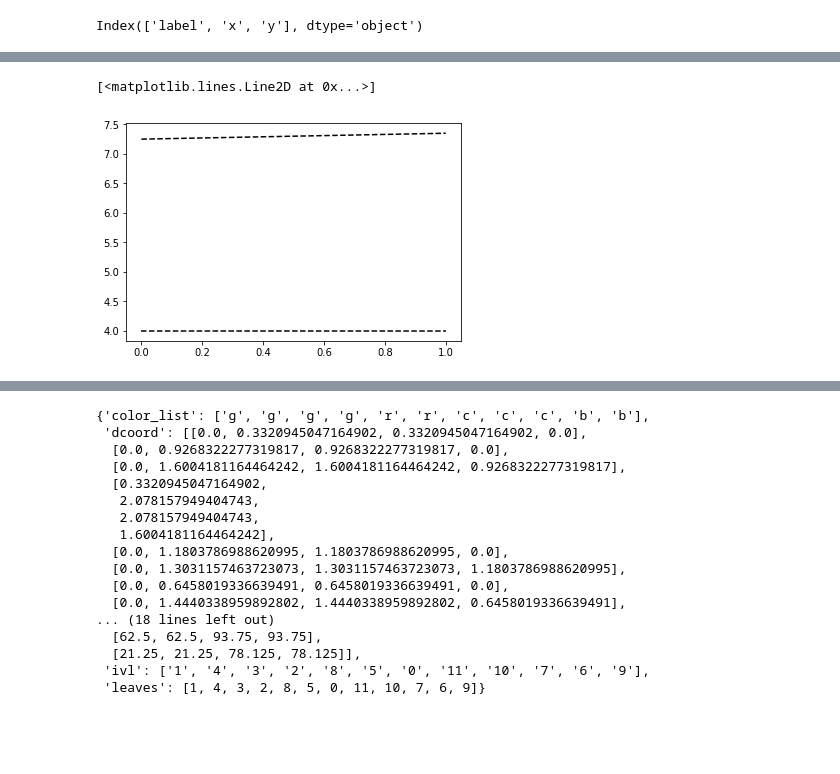
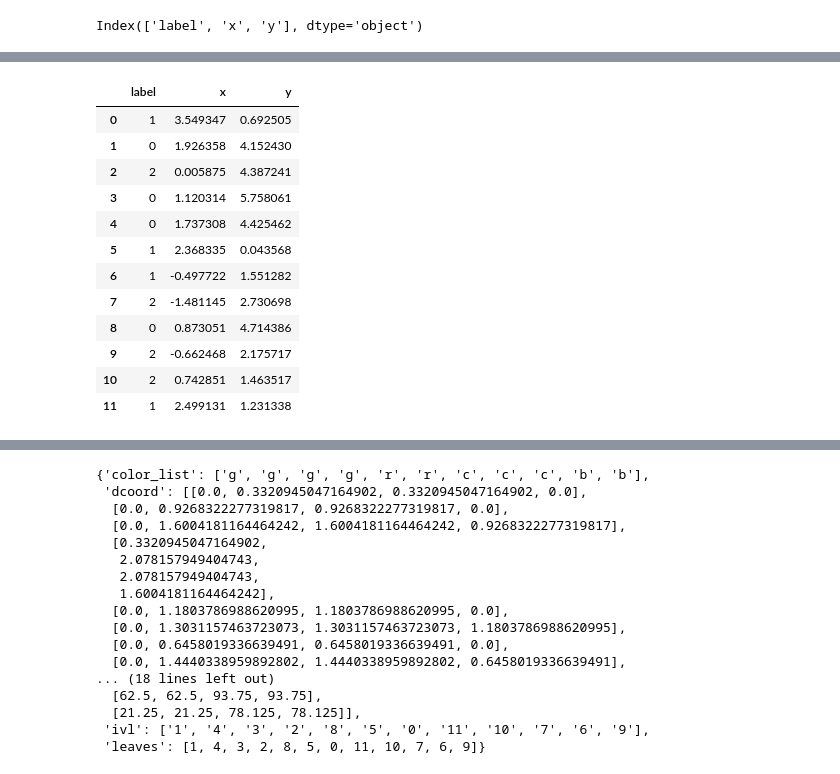
Before and after one commit to sukyungheo/ML_Class_Python, a Jupyter notebook: ML_Py_Lab09B_dendrogram.ipynb, the cells around one changed output, grey strips where cells are left out. Cells and saved outputs as stored; diff of their text form; code cells hidden in the pictures; blank space fills up the shorter version.

```diff
--- a/ML_Py_Lab09B_dendrogram.ipynb
+++ b/ML_Py_Lab09B_dendrogram.ipynb
@@ -56,9 +26,16 @@ dendrogram(linkage_array)
-# %%
-## 두 개와 세 개의 클러스터를 구분하는 커트라인 표시
-ax = plt.gca()
-bounds = ax.get_xbound()
-ax.plot(bounds, [7.25 , 7.35], '--', c='k')
-ax.plot(bounds, [4,4], '--', c='k')
-# %% [output]
-[<matplotlib.lines.Line2D at 0x...>]
-[figure, removed]
+# %%
+df
+# %% [output]
+|  | label | x | y |
+| 0 | 1 | 3.549347 | 0.692505 |
+| 1 | 0 | 1.926358 | 4.152430 |
+| 2 | 2 | 0.005875 | 4.387241 |
+| 3 | 0 | 1.120314 | 5.758061 |
+| 4 | 0 | 1.737308 | 4.425462 |
+| 5 | 1 | 2.368335 | 0.043568 |
+| 6 | 1 | -0.497722 | 1.551282 |
+| 7 | 2 | -1.481145 | 2.730698 |
+| 8 | 0 | 0.873051 | 4.714386 |
+| 9 | 2 | -0.662468 | 2.175717 |
+| 10 | 2 | 0.742851 | 1.463517 |
+| 11 | 1 | 2.499131 | 1.231338 |
```
Also changed, not shown: parts of 5 cells of this notebook, 9 other files.
